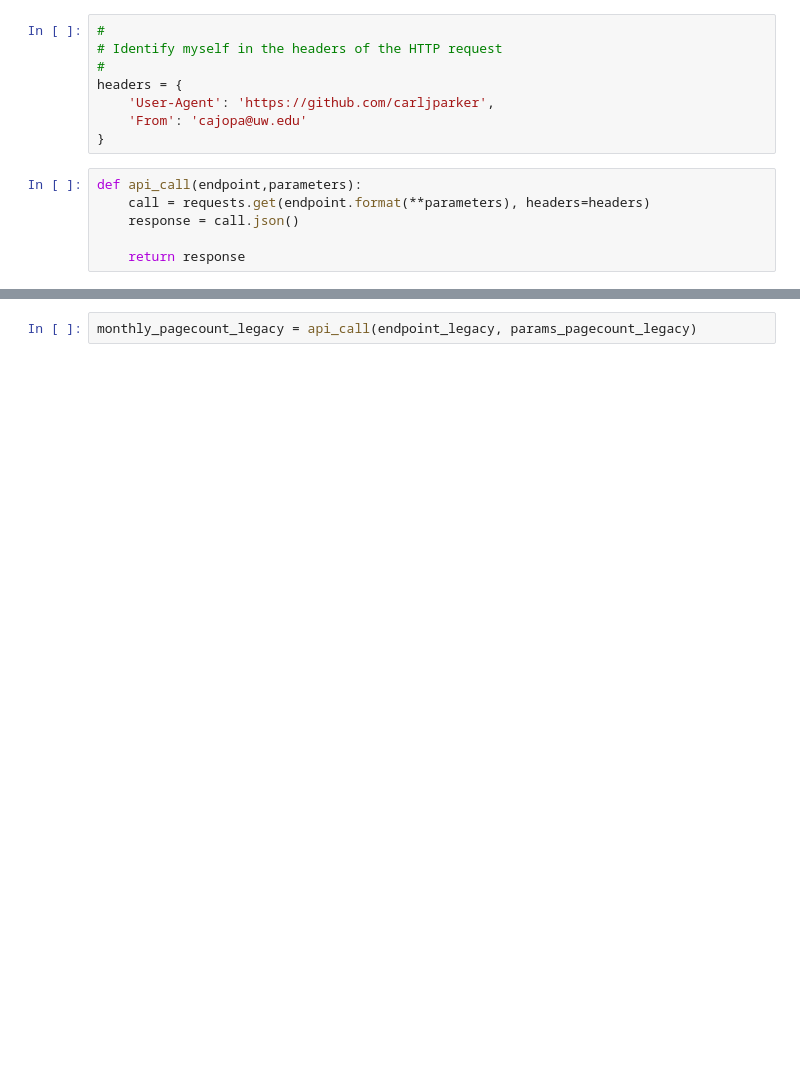
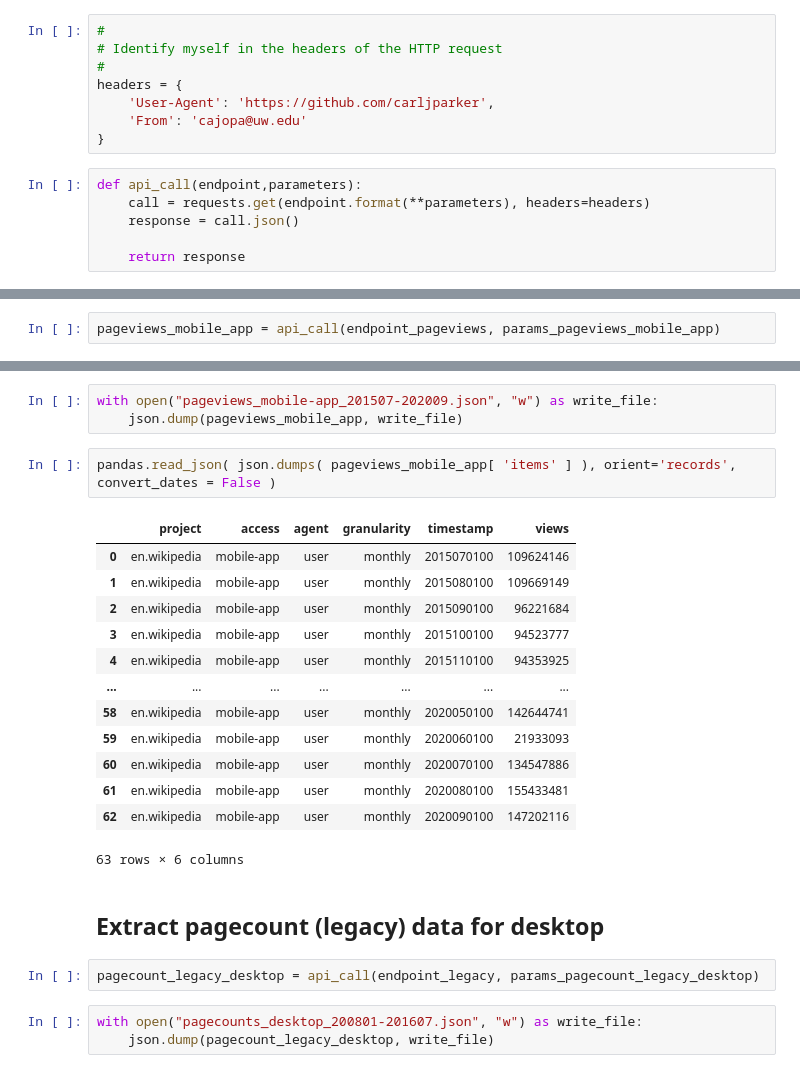
Before and after one commit to carljparker/data-512, a Jupyter notebook: data-512-a1/data-512-a1.ipynb, the cells around one changed output, grey strips where cells are left out. Drawn from its saved outputs; the diff is of its cells as text; blank space fills up the shorter version.

```diff
--- a/data-512-a1/data-512-a1.ipynb
+++ b/data-512-a1/data-512-a1.ipynb
@@ -121,0 +157,2 @@ pandas.read_json( json.dumps( monthly_pageviews[ 'items' ] ), orient='records',
+# %%
+pageviews_mobile_app = api_call(endpoint_pageviews, params_pageviews_mobile_app)
@@ -122,3 +167,27 @@ pandas.read_json( json.dumps( monthly_pageviews[ 'items' ] ), orient='records',
+# %%
+with open("pageviews_mobile-app_201507-202009.json", "w") as write_file:
+    json.dump(pageviews_mobile_app, write_file)
+# %%
+pandas.read_json( json.dumps( pageviews_mobile_app[ 'items' ] ), orient='records', convert_dates = False )
+# %% [output]
+|  | project | access | agent | granularity | timestamp | views |
+| 0 | en.wikipedia | mobile-app | user | monthly | 2015070100 | 109624146 |
+| 1 | en.wikipedia | mobile-app | user | monthly | 2015080100 | 109669149 |
+| 2 | en.wikipedia | mobile-app | user | monthly | 2015090100 | 96221684 |
+| 3 | en.wikipedia | mobile-app | user | monthly | 2015100100 | 94523777 |
+| 4 | en.wikipedia | mobile-app | user | monthly | 2015110100 | 94353925 |
+| ... | ... | ... | ... | ... | ... | ... |
+| 58 | en.wikipedia | mobile-app | user | monthly | 2020050100 | 142644741 |
+| 59 | en.wikipedia | mobile-app | user | monthly | 2020060100 | 21933093 |
+| 60 | en.wikipedia | mobile-app | user | monthly | 2020070100 | 134547886 |
+| 61 | en.wikipedia | mobile-app | user | monthly | 2020080100 | 155433481 |
+| 62 | en.wikipedia | mobile-app | user | monthly | 2020090100 | 147202116 |
+63 rows × 6 columns
+# %% [markdown]
+## Extract pagecount (legacy) data for desktop ##
 # %%
-monthly_pagecount_legacy = api_call(endpoint_legacy, params_pagecount_legacy)
+pagecount_legacy_desktop = api_call(endpoint_legacy, params_pagecount_legacy_desktop)
+# %%
+with open("pagecounts_desktop_200801-201607.json", "w") as write_file:
+    json.dump(pagecount_legacy_desktop, write_file)
 # %%
```
Also changed, not shown: parts of 21 cells of this notebook, 4 other files.
